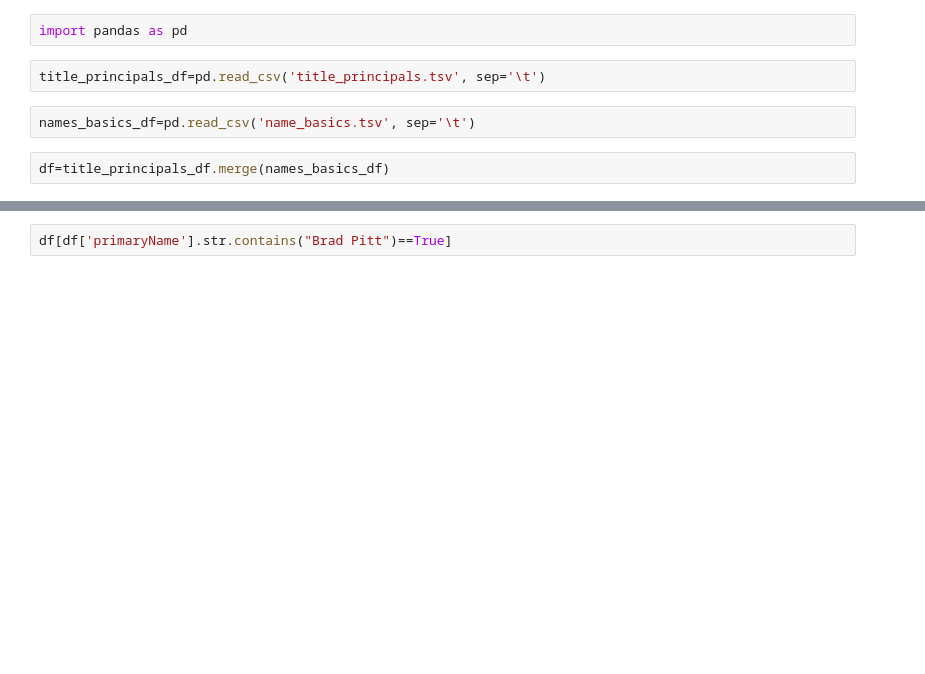
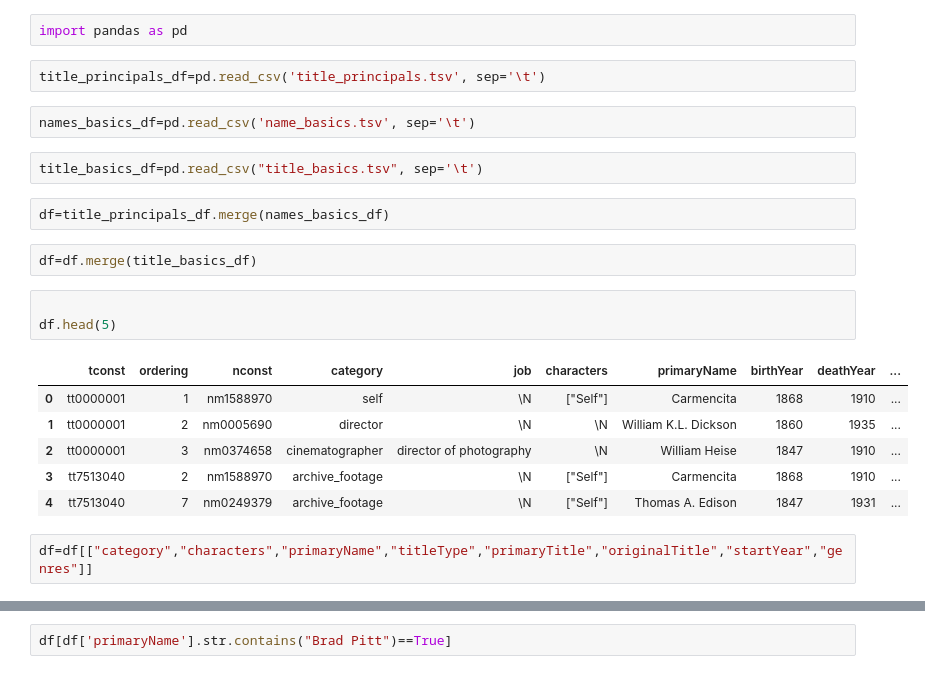
Before and after one commit to B-Aldridge/Final_Project, a Jupyter notebook: actors and roles files/reader.ipynb, the cells around one changed output, grey strips where cells are left out. Saved outputs shown, nothing was run; the diff lists cells and outputs as text; blank space fills up the shorter version.

```diff
--- a/actors and roles files/reader.ipynb
+++ b/actors and roles files/reader.ipynb
@@ -4,6 +4,22 @@ import pandas as pd
 title_principals_df=pd.read_csv('title_principals.tsv', sep='\t')
 # %%
 names_basics_df=pd.read_csv('name_basics.tsv', sep='\t')
+# %%
+title_basics_df=pd.read_csv("title_basics.tsv", sep='\t')
 # %%
 df=title_principals_df.merge(names_basics_df)
+# %%
+df=df.merge(title_basics_df)
+# %%
+
+df.head(5)
+# %% [output]
+|  | tconst | ordering | nconst | category | job | characters | primaryName | birthYear | deathYear | ... |
+| 0 | tt0000001 | 1 | nm1588970 | self | \N | ["Self"] | Carmencita | 1868 | 1910 | ... |
+| 1 | tt0000001 | 2 | nm0005690 | director | \N | \N | William K.L. Dickson | 1860 | 1935 | ... |
+| 2 | tt0000001 | 3 | nm0374658 | cinematographer | director of photography | \N | William Heise | 1847 | 1910 | ... |
+| 3 | tt7513040 | 2 | nm1588970 | archive_footage | \N | ["Self"] | Carmencita | 1868 | 1910 | ... |
+| 4 | tt7513040 | 7 | nm0249379 | archive_footage | \N | ["Self"] | Thomas A. Edison | 1847 | 1931 | ... |
+# %%
+df=df[["category","characters","primaryName","titleType","primaryTitle","originalTitle","startYear","genres"]]
 # %%
```
Also changed, not shown: parts of 14 cells of this notebook, 1 other file.
